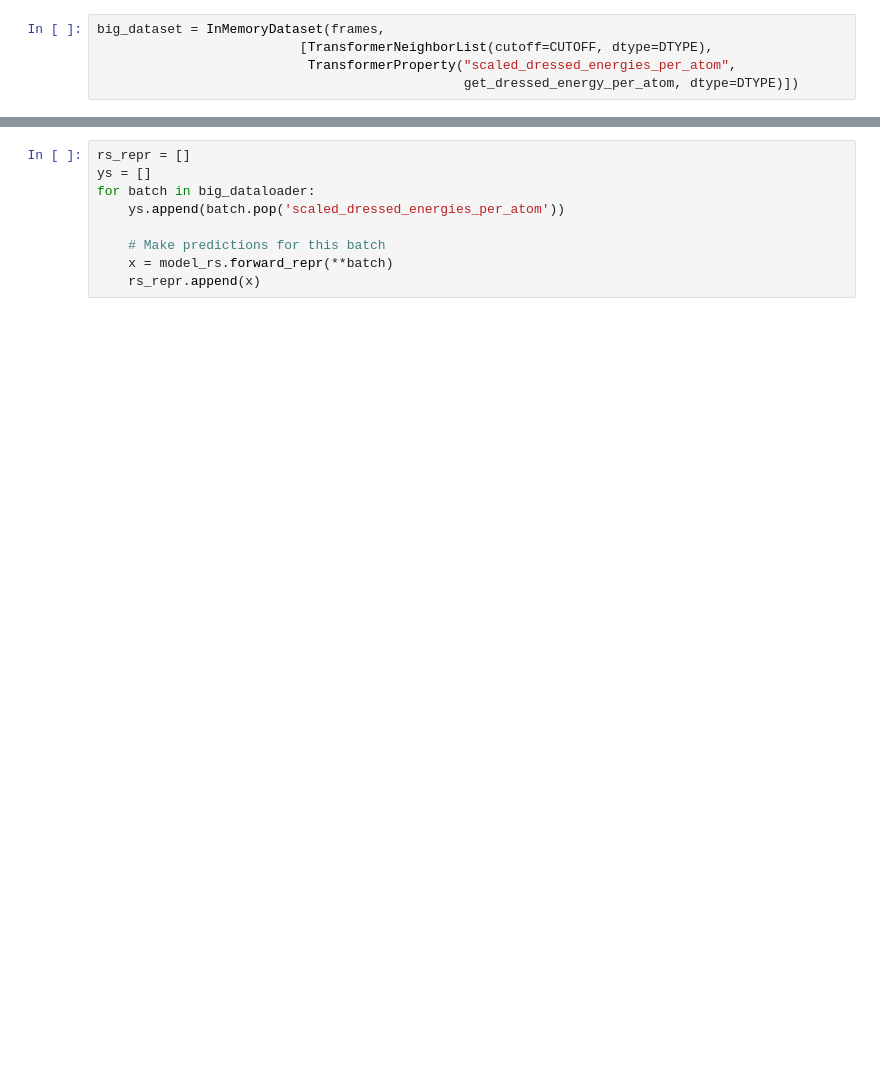
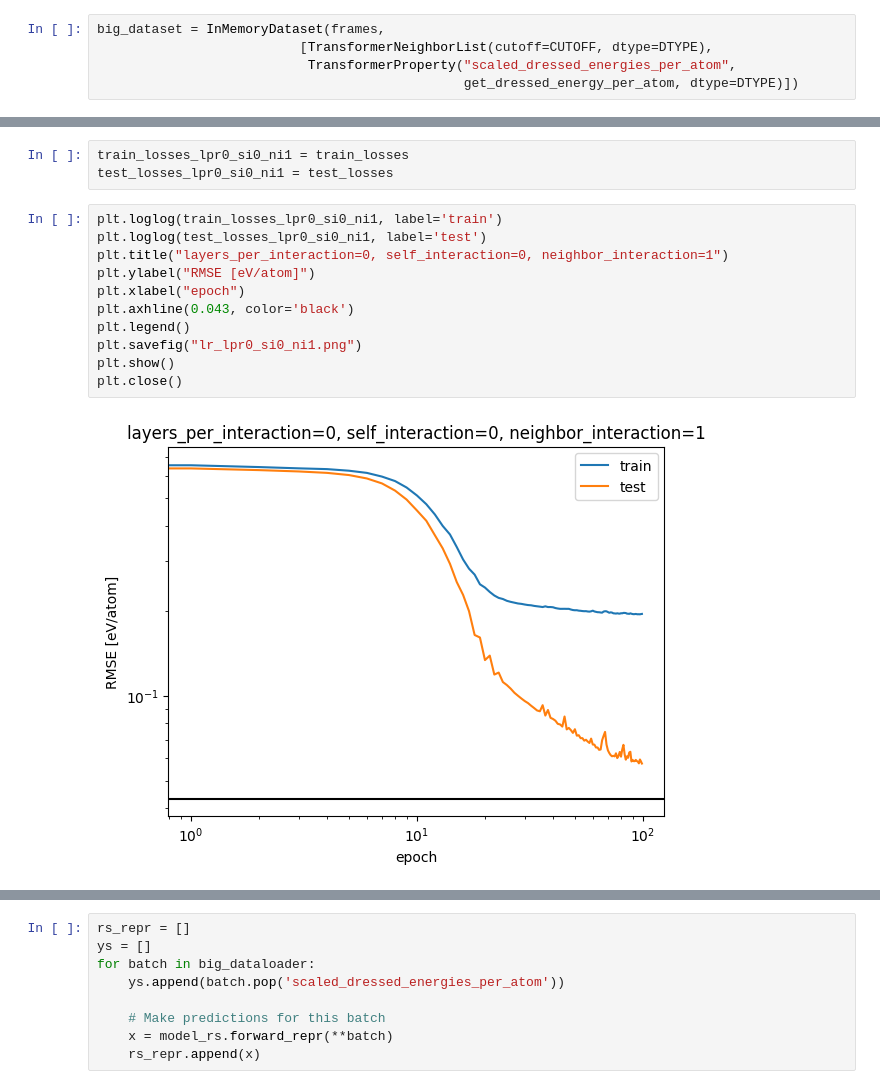
Before and after one commit to agoscinski/splinable-nn, a Jupyter notebook: splining_training.ipynb, the cells around one changed output, grey strips where cells are left out. Cells and saved outputs as stored; diff of their text form; blank space fills up the shorter version.

```diff
--- a/splining_training.ipynb
+++ b/splining_training.ipynb
@@ -547,0 +1033,16 @@ def loss_fn(pred, true):
+# %%
+train_losses_lpr0_si0_ni1 = train_losses
+test_losses_lpr0_si0_ni1 = test_losses
+# %%
+plt.loglog(train_losses_lpr0_si0_ni1, label='train')
+plt.loglog(test_losses_lpr0_si0_ni1, label='test')
+plt.title("layers_per_interaction=0, self_interaction=0, neighbor_interaction=1")
+plt.ylabel("RMSE [eV/atom]")
+plt.xlabel("epoch")
+plt.axhline(0.043, color='black')
+plt.legend()
+plt.savefig("lr_lpr0_si0_ni1.png")
+plt.show()
+plt.close()
+# %% [output]
+[figure, added]
```
Also changed, not shown: parts of 68 cells of this notebook.
